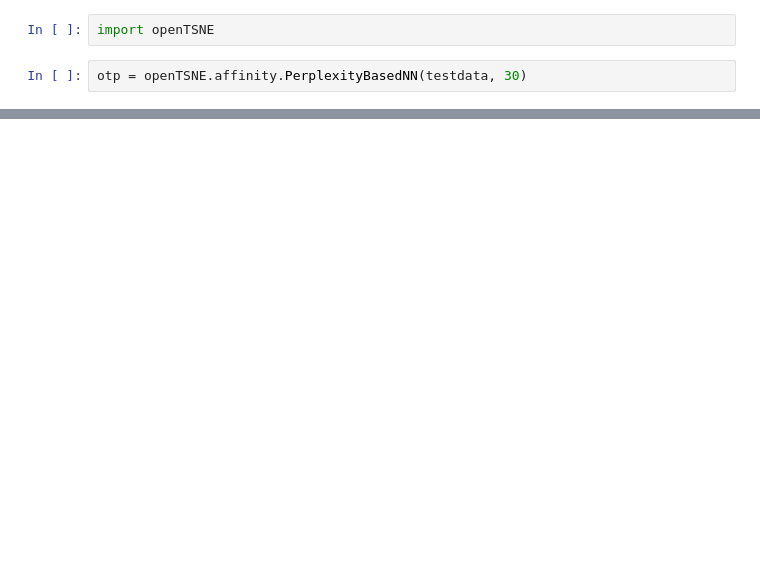
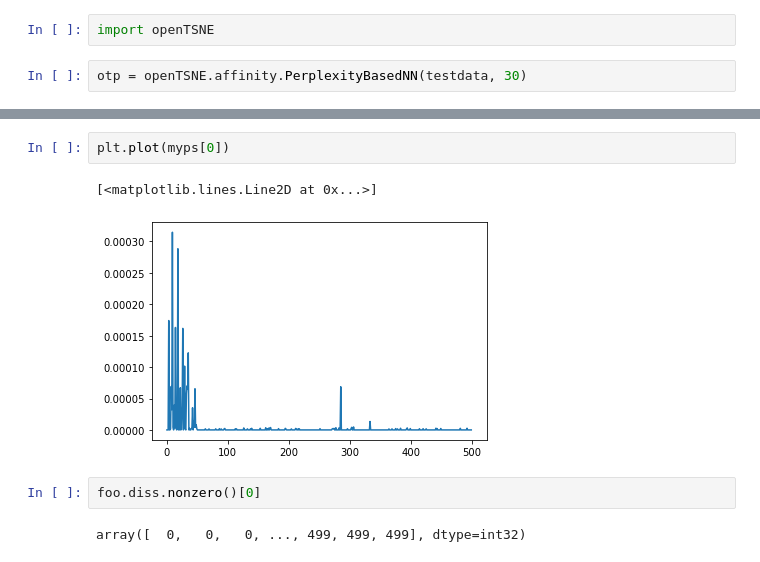
Before and after one commit to jku-vds-lab/paradime, a Jupyter notebook: playground.ipynb, the cells around one changed output, grey strips where cells are left out. Drawn from its saved outputs; the diff is of its cells as text; blank space fills up the shorter version.

```diff
--- a/playground.ipynb
+++ b/playground.ipynb
@@ -89,0 +54,9 @@ plt.imshow(mine / (mine * 500).sum(axis=1))
+# %%
+plt.plot(myps[0])
+# %% [output]
+[<matplotlib.lines.Line2D at 0x...>]
+[figure, added]
+# %%
+foo.diss.nonzero()[0]
+# %% [output]
+array([  0,   0,   0, ..., 499, 499, 499], dtype=int32)
```
Also changed, not shown: parts of 17 cells of this notebook, 2 other files.
